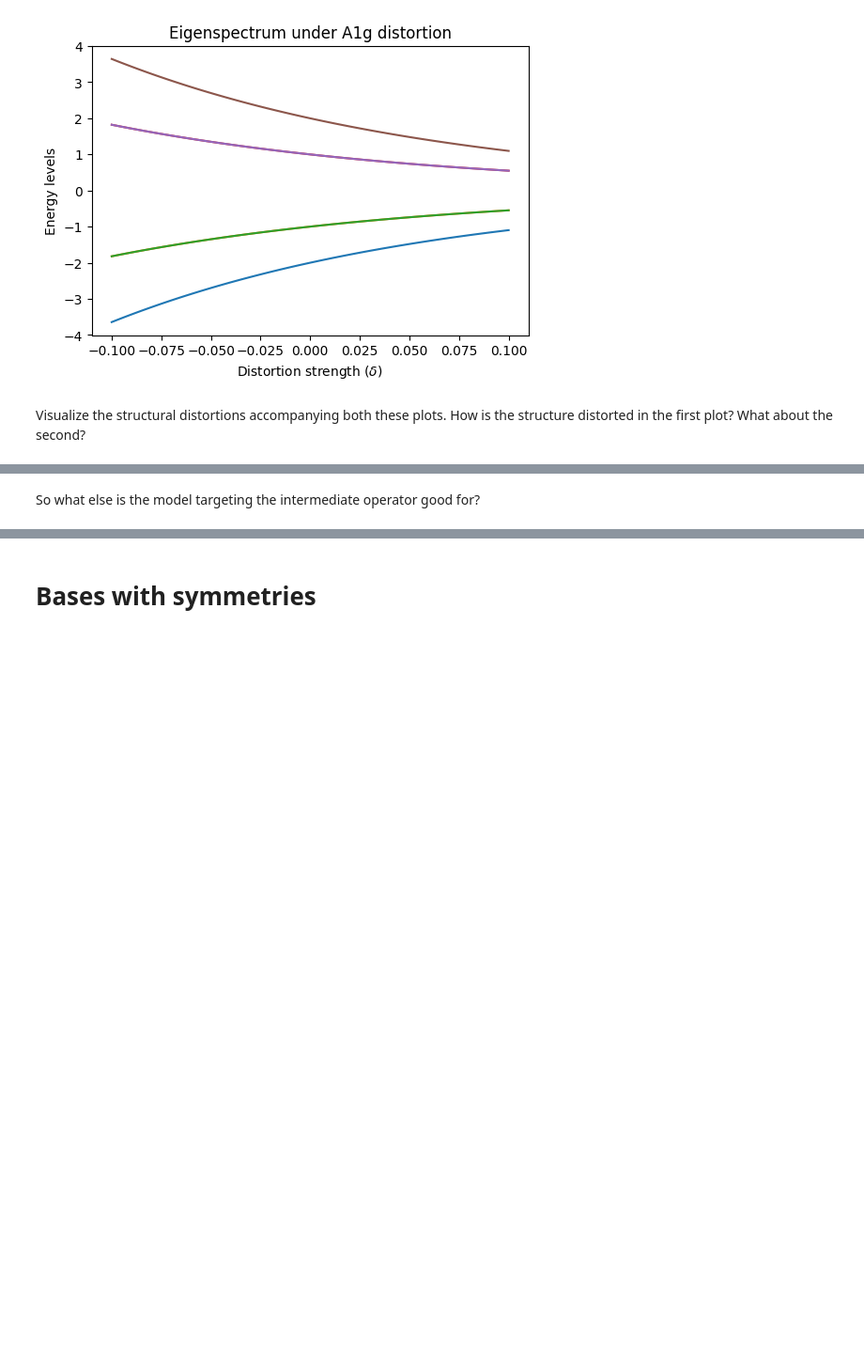
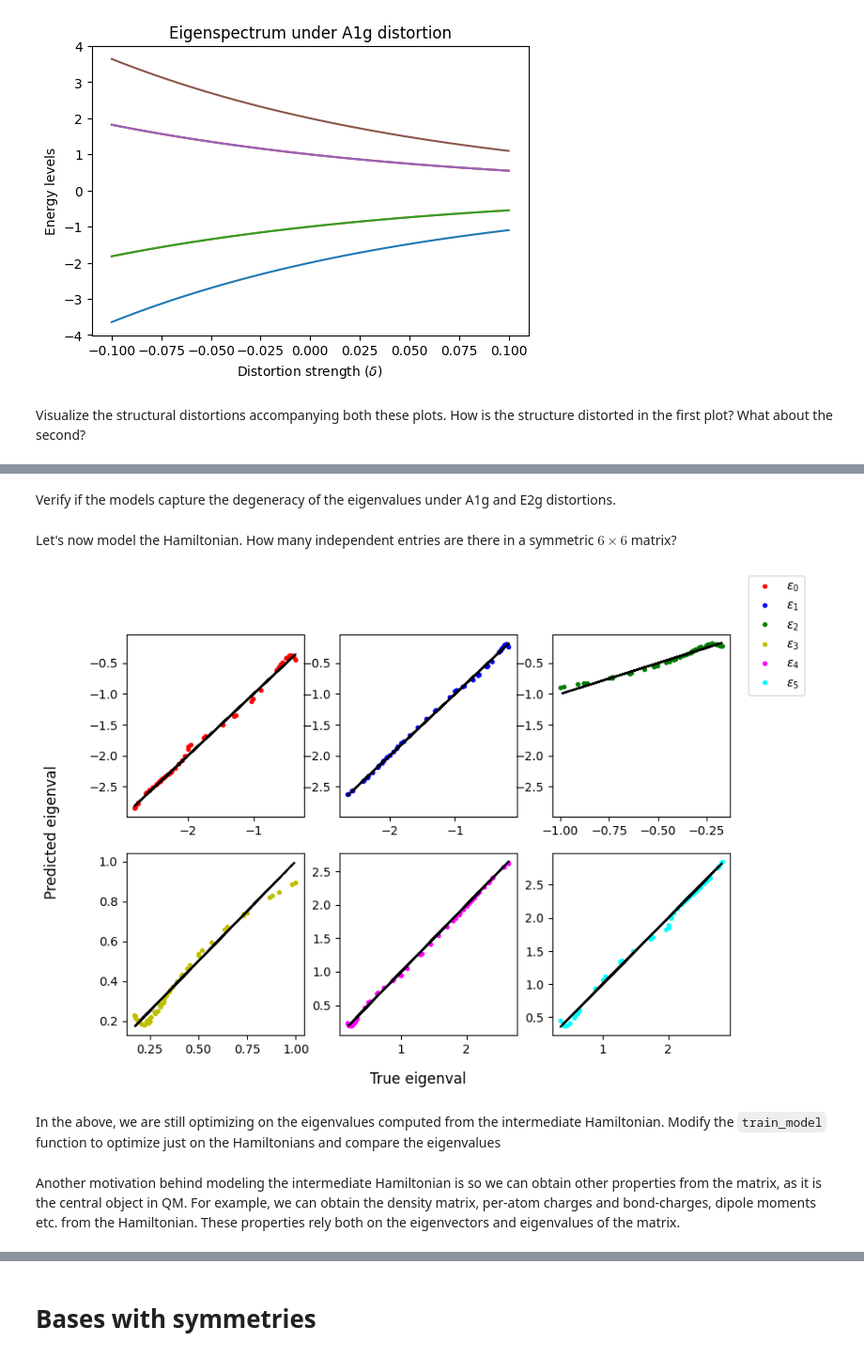
Before and after one commit to curiosity54/iaifi-summer-school-25, a Jupyter notebook: atomistic_tutorial.ipynb, the cells around one changed output, grey strips where cells are left out. Shown at 94% size. Saved outputs shown, nothing was run; the diff lists cells and outputs as text; code cells hidden in the pictures; blank space fills up the shorter version.

```diff
--- a/IAFI-tutorial.ipynb
+++ b/atomistic_tutorial.ipynb
@@ -527,0 +579,4 @@ plt.show()
+# %% [markdown]
+Verify if the models capture the degeneracy of the eigenvalues under A1g and E2g distortions.
+# %% [markdown]
+Let's now model the Hamiltonian. How many independent entries are there in a symmetric $6\times 6$ matrix?
@@ -528,3 +611,53 @@ plt.show()
+# %%
+X, Y = coords.reshape(coords.shape[0], -1), gaps
+X_train, X_test = X[:150], X[150:]
+Y_train, Y_test = Y[:150], Y[150:]
+
+train_loader = DataLoader(TensorDataset(X_train, Y_train), batch_size=32, shuffle=True)
+test_loader  = DataLoader(TensorDataset(X_test, Y_test), batch_size=32)
+
+model_ham    = BenzeneHamiltonianPredictor(nin=12, nhidden=64)
+losses_ham    = train_model(model_ham, train_loader, test_loader, epochs=500)
+
+# Final evaluation
+model_direct.eval()
+model_ham.eval()
+with torch.no_grad():
+    pred_ham    = model_ham(X_test)
+# %%
+# Plot predictions on test set
+fig, axs = plt.subplots(2,3, figsize = (9,6))
+axs[0,0].plot( Y_test[:,0], pred_ham[:,0 ], 'r.', label=r'$\varepsilon_0$')
+axs[0,0].plot( Y_test[:,0], Y_test[:, 0], 'k--')
+
+axs[0,1].plot( Y_test[:,1], pred_ham[:,1 ], 'b.', label=r'$\varepsilon_1$')
+axs[0,1].plot( Y_test[:,1], Y_test[:, 1], 'k', ls ='--')
+axs[0,1].sharey(axs[0,0])
+
+axs[0,2].plot( Y_test[:,2], pred_ham[:,2 ], 'g.', label=r'$\varepsilon_2$')
+axs[0,2].plot( Y_test[:,2], Y_test[:, 2], 'k--')
+axs[0,2].sharey(axs[0,0])
+
+axs[1,0].plot( Y_test[:,3], pred_ham[:,3 ], 'y.', label=r'$\varepsilon_3$')
+axs[1,0].plot( Y_test[:,3], Y_test[:, 3], 'k--')
+# axs[1,0].sharex(axs[0,0])
+
+axs[1,1].plot( Y_test[:,4], pred_ham[:,4 ], 'magenta', marker='.', ls = 'None',label=r'$\varepsilon_4$')
+axs[1,1].plot( Y_test[:,4], Y_test[:, 4], 'k--')
+
+axs[1,2].plot( Y_test[:,5], pred_ham[:,5 ], 'cyan', marker = '.', ls = 'None', label=r'$\varepsilon_5$')
+axs[1,2].plot( Y_test[:,5], Y_test[:, 5], 'k--')
+
+fig.legend()
+
+fig.supxlabel("True eigenval")
+fig.supylabel("Predicted eigenval")
+plt.show()
+# %% [output]
+[figure, added]
+# %% [markdown]
+In the above, we are still optimizing on the eigenvalues computed from the intermediate Hamiltonian. Modify the `train_model` function to optimize just on the Hamiltonians and compare the eigenvalues
 # %% [markdown]
-So what else is the model targeting the intermediate operator good for?
+Another motivation behind modeling the intermediate Hamiltonian is so we can obtain other properties from the matrix, as it is the central object in QM.
+For example, we can obtain the density matrix, per-atom charges and bond-charges, dipole moments etc. from the Hamiltonian. These properties rely both on the eigenvectors and eigenvalues of the matrix.
 # %%
```
Also changed, not shown: parts of 31 cells of this notebook, 1 other file.
